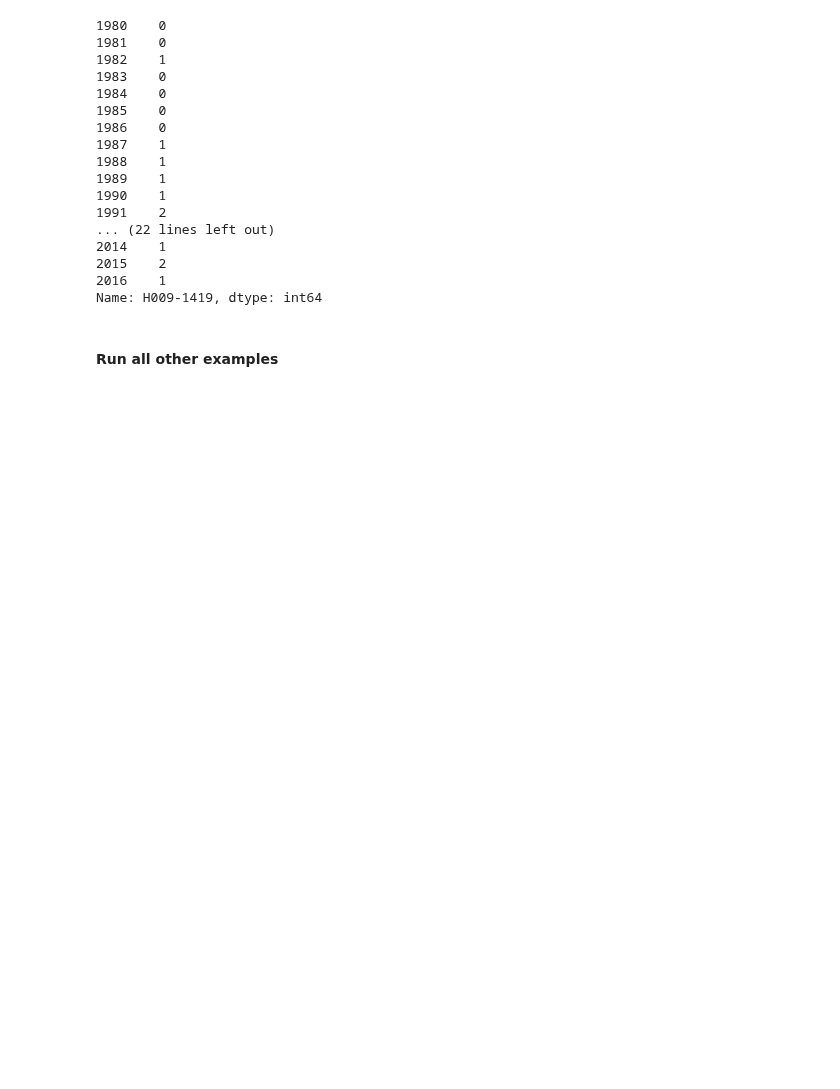
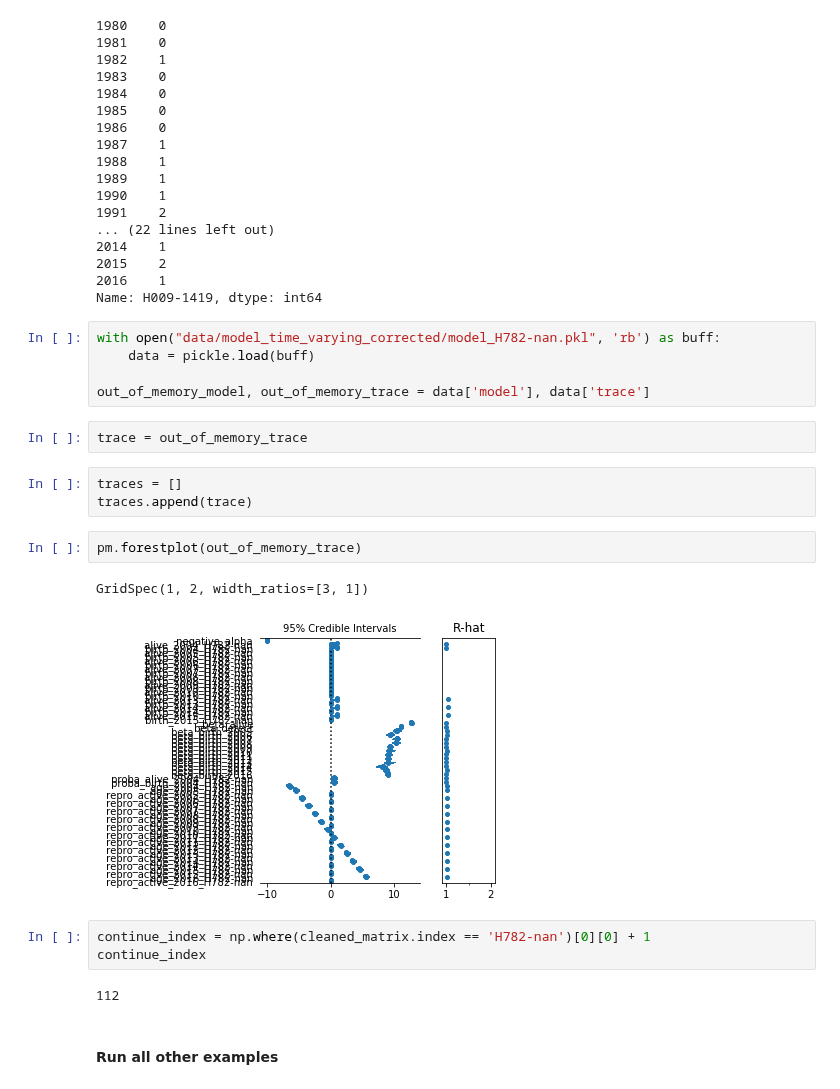
Before and after one commit to Edderic/mics-whales, a Jupyter notebook: mics-whales-new.ipynb, the cells around one changed output. Cells and saved outputs as stored; diff of their text form; blank space fills up the shorter version.

Commit message:
finish run of corrected time-varying

```diff
--- a/mics-whales-new.ipynb
+++ b/mics-whales-new.ipynb
@@ -1039,6 +1041,26 @@ cleaned_matrix.loc['H009-1419']
 2015    2
 2016    1
 Name: H009-1419, dtype: int64
+# %%
+with open("data/model_time_varying_corrected/model_H782-nan.pkl", 'rb') as buff:
+    data = pickle.load(buff)
+
+out_of_memory_model, out_of_memory_trace = data['model'], data['trace']
+# %%
+trace = out_of_memory_trace
+# %%
+traces = []
+traces.append(trace)
+# %%
+pm.forestplot(out_of_memory_trace)
+# %% [output]
+GridSpec(1, 2, width_ratios=[3, 1])
+[figure, added]
+# %%
+continue_index = np.where(cleaned_matrix.index == 'H782-nan')[0][0] + 1
+continue_index
+# %% [output]
+112
 # %% [markdown]
 #### Run all other examples
 # %%
```
Also changed, not shown: parts of 18 cells of this notebook.
